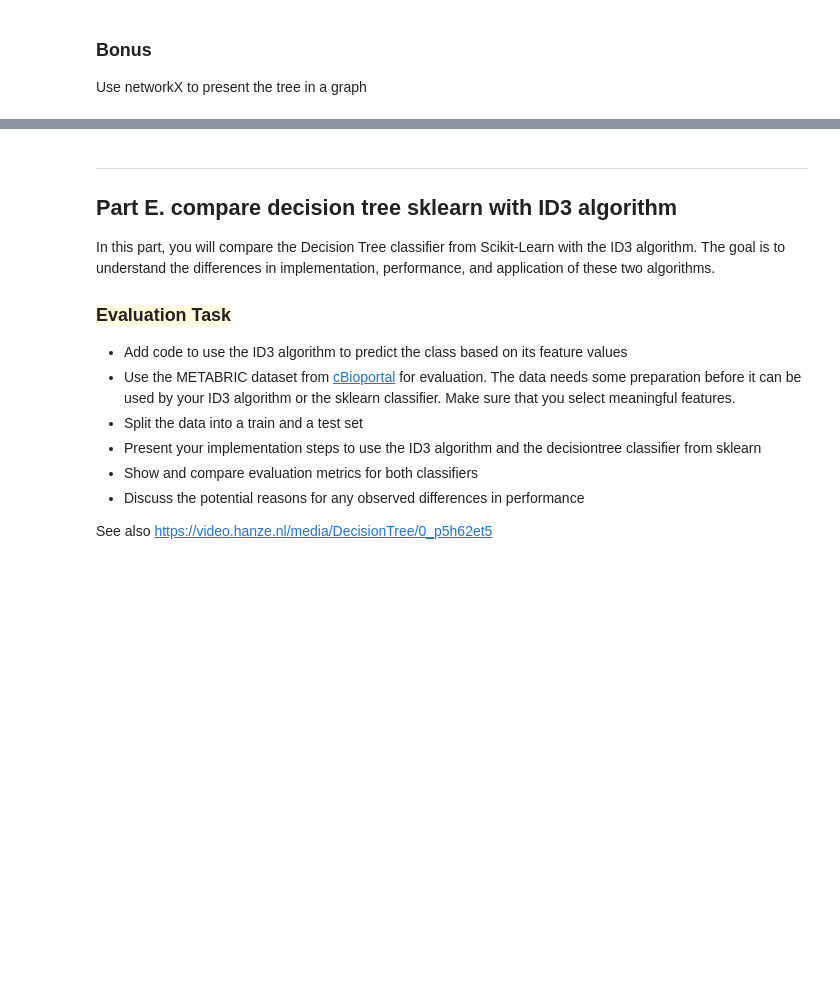
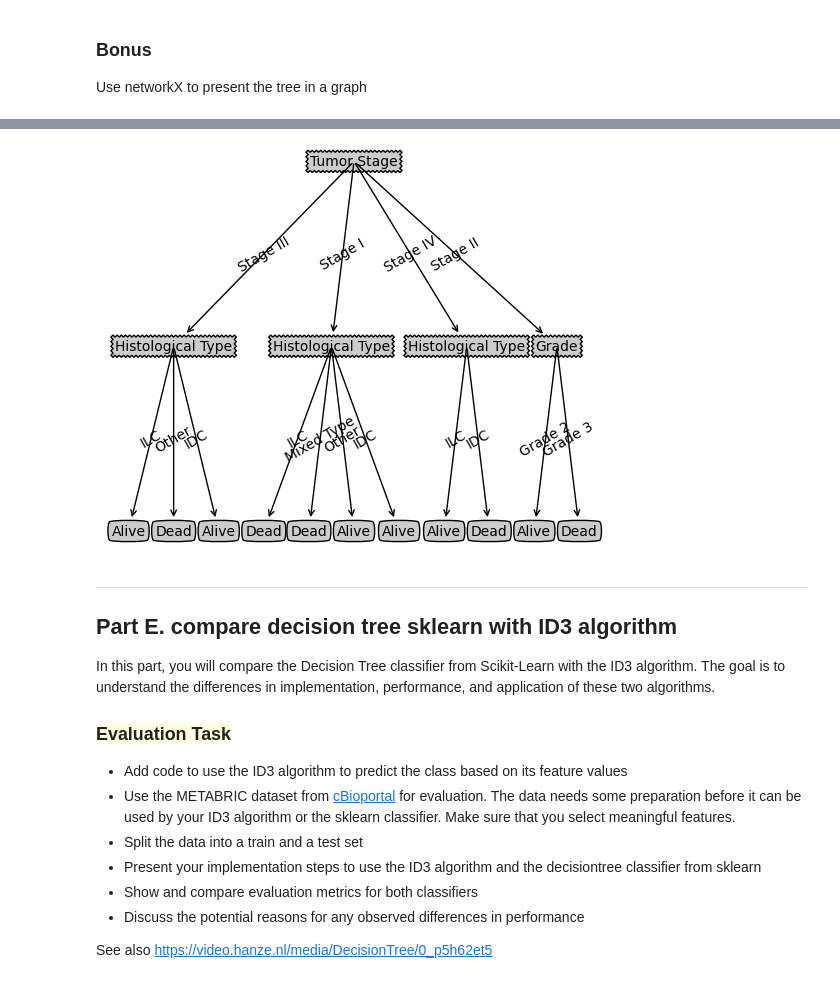
Before and after one commit to jgray1996/machinelearning, a Jupyter notebook: assignment 2/Assignment_Classification.ipynb, the cells around one changed output, grey strips where cells are left out. Cells and saved outputs as stored; diff of their text form; code cells hidden in the pictures; blank space fills up the shorter version.

```diff
--- a/assignment 2/Assignment_Classification.ipynb
+++ b/assignment 2/Assignment_Classification.ipynb
@@ -466,6 +540,7 @@ A more fancy plot can be created using the `plotter.create_plot(decision_tree)`
 Use networkX to present the tree in a graph
 # %%
 # YOUR CODE HERE TO IMPORT THE SAMPLE.TXT DATASET
-data = ''
+import pandas as pd
+data = pd.read_csv("sample.txt", sep="\t")
 data
 # %% [output]
@@ -476,49 +567,74 @@ data
 def entropy(y):
     # Calculate the entropy of a distribution for the classes in the target variable (y)."""
     # probs are the frequency of each class relative to the total number of labels (classes)
+    classes, counts = np.unique(y, return_counts=True)
+    probabilities = counts / len(y)
     # Entropy of the target (Vital Status) using sample.txt (no splitting) (using log2 as a base): 0.97
-    pass
+    entropy = -np.sum(probabilities * np.log2(probabilities) )
+    return entropy
 
 
 def information_gain(data, feature, target):
     # Calculate the information gain of partitioning the data by a specific feature
+
     # Information gain is the difference between the original entropy and the partition_entropy(subsets)
     # initial gain calculation feature Histological Type gain 0.00
     # initial gain calculation feature Grade gain 0.02
     # initial gain calculation feature Tumor Stage gain 0.07
     # initial gain calculation feature ER Status gain 0.02
-    pass
+
+    # Target entropy
+    total_entropy = entropy(data[target])
+
+    # Get unique values of the feature
+    values, counts = np.unique(data[feature], return_counts=True)
+
+    # Entropy of each split
+    weighted_entropy  = 0
+    for value, count in zip(values, counts):
+        subset = data[data[feature] == value]
+        weighted_entropy += (count / len(data)) * entropy(subset[target])
+    gain = total_entropy - weighted_entropy
+    return gain
 
 
 def id3(data, features, target, depth=0, max_depth=None):
     # ID3 algorithm to create a decision tree with max depth
 
-    #1. select best feature based on information gain to split on (first split should be on Tumor Stage)
-        # Stop if the best gain is 0 (no further information can be gained)
+    #select best feature based on information gain to split on (first split should be on Tumor Stage)
+    # Stop if the best gain is 0 (no further information can be gained)
+    best_feature = None
+    max_gain = 0
+    for feature in features:
+        gain = information_gain(data, feature, target)
+        if gain > max_gain:
+            max_gain = gain
+            best_feature = feature
 
-    #2. create a node for the selected feature
-    #3. split the data into subsets based on the possible values of the selected feature
-    #4. recursive apply algorithm on each subset, select next best feature until all samples in subset belong to a class or there are no more features
-        # If no features are left, return the most common target value
-        # Stop if the max depth is reached
+    if max_gain == 0 or (max_depth is not None and depth >= max_depth):
+        # No more information gain or maximum depth reached
+        # Return the most common target value in the current subset
+        return data[target].mode()[0]
 
-    #5. use majority voting for class if several class labels remain in a subset
-        # If all data points have the same target value, return that value
+    #create a node for the selected feature
+    tree = {best_feature: {}}
 
-    # Expected result to return:
-    # {'Tumor Stage': {'stage iii': {'Histological Type': {'ilc': 'alive', 'other': 'dead', 'idc': 'alive'}},
-    #                  'stage i': {'Histological Type': {'ilc': 'dead', 'mixed type': 'dead', 'other': 'alive', 'idc': 'alive'}},
-    #                  'stage iv': {'Histological Type': {'ilc': 'alive', 'idc': 'dead'}},
-    #                  'stage ii': {'Grade': {'grade 2': 'alive', 'grade 3': 'dead'}}
-    #                 }
-    # }
+    #split the data into subsets based on the possible values of the selected feature
+    for value in data[best_feature].unique():
+        subset = data[data[best_feature] == value]
 
-    pass
+        #recursive apply algorithm on each subset, select next best feature until all samples in subset belong to a class or there are no more features
+        subtree = id3(subset, [feat for feat in features if feat != best_feature], target, depth + 1, max_depth)
+        tree[best_feature][value] = subtree
+
+    return tree
 
 
 # Define target and features explicitly
 target = data.columns[-1]
 features = data.columns[:-1]
+
+
 
 # Calculate the entropy of the target variable (Class)
 y = data[target]
@@ -531,4 +647,5 @@ decision_tree = id3(data, features, target, max_depth=2)
 print("Decision Tree:")
 #plot results
 plotter.print_tree(decision_tree)
-#plotter.create_plot(decision_tree)
+plotter.create_plot(decision_tree)
+# %% [output]
@@ -535,3 +670,4 @@ plotter.print_tree(decision_tree)
+[figure, added]
 # %% [markdown]
 ---
 <a name='05'></a>
```
Also changed, not shown: parts of 13 cells of this notebook, 4 other files.
